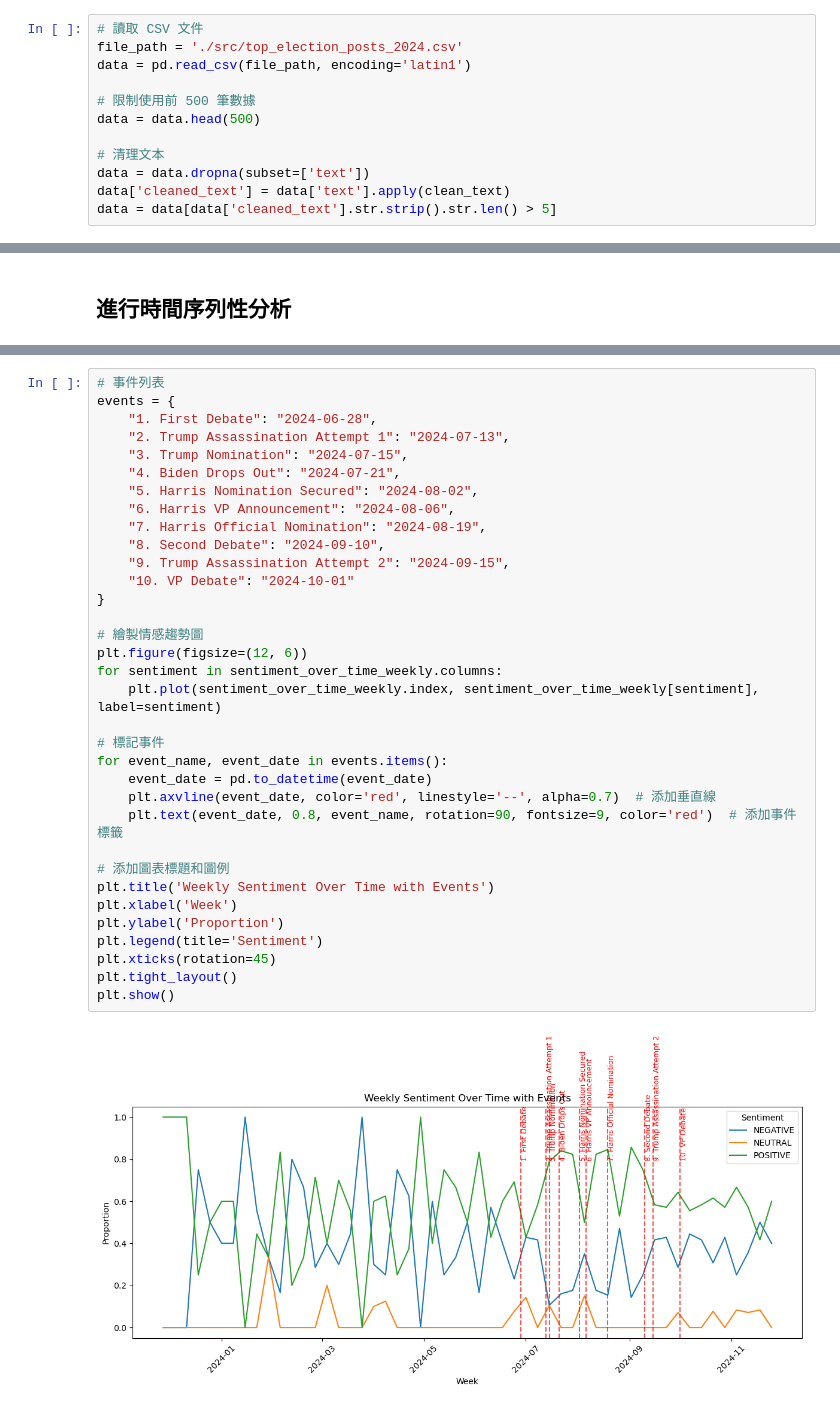
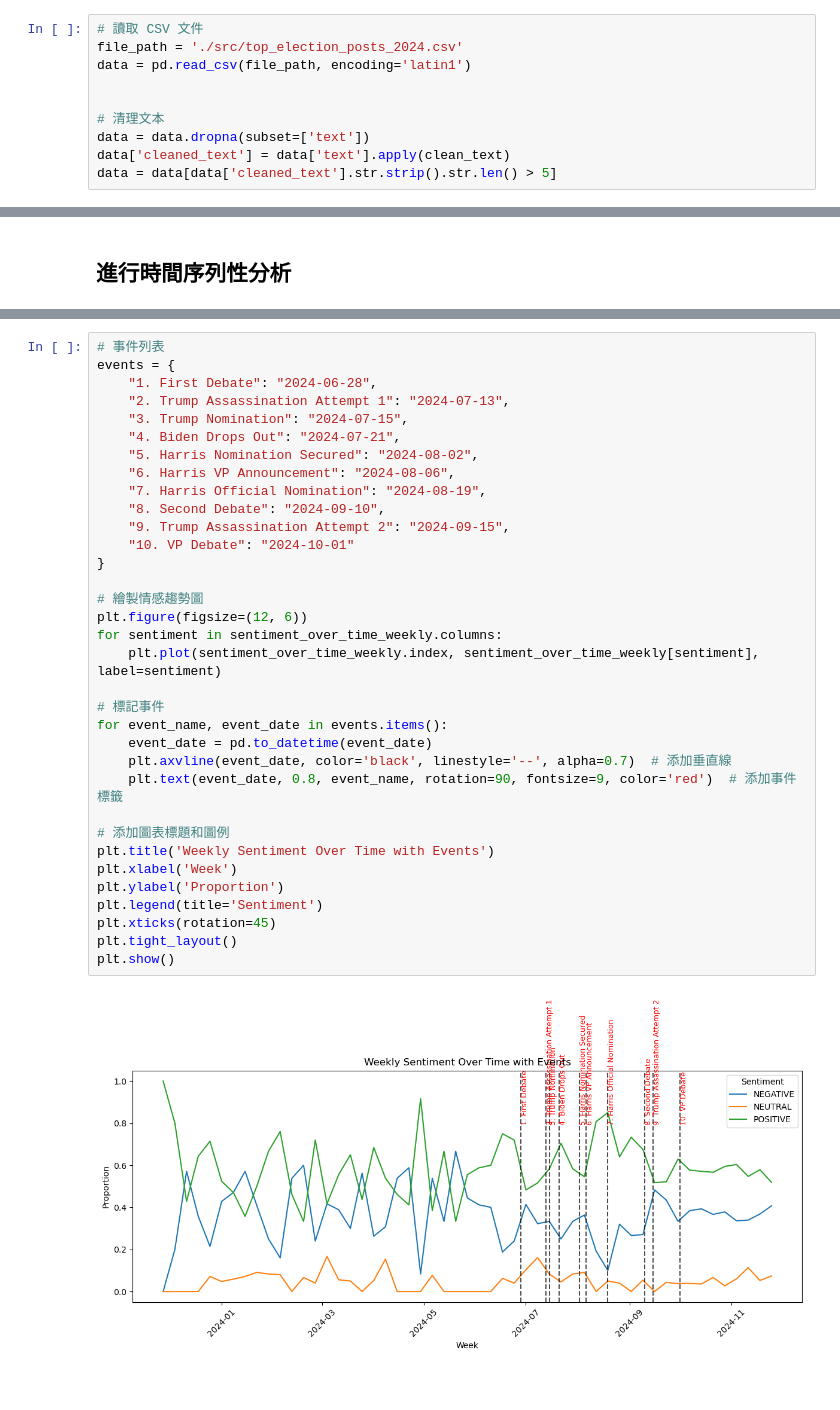
Before and after one commit to maurice1117/election-news-TM, a Jupyter notebook: main.ipynb, the cells around one changed output, grey strips where cells are left out. Saved outputs shown, nothing was run; the diff lists cells and outputs as text.

```diff
--- a/main.ipynb
+++ b/main.ipynb
@@ -25,8 +25,6 @@ def analyze_sentiment_vader(text):
 file_path = './src/top_election_posts_2024.csv'
 data = pd.read_csv(file_path, encoding='latin1')
 
-# 限制使用前 500 筆數據
-data = data.head(500)
 
 # 清理文本
 data = data.dropna(subset=['text'])
@@ -338,35 +336,35 @@ events = {
     "2. Trump Assassination Attempt 1": "2024-07-13",
     "3. Trump Nomination": "2024-07-15",
     "4. Biden Drops Out": "2024-07-21",
     "5. Harris Nomination Secured": "2024-08-02",
     "6. Harris VP Announcement": "2024-08-06",
     "7. Harris Official Nomination": "2024-08-19",
     "8. Second Debate": "2024-09-10",
     "9. Trump Assassination Attempt 2": "2024-09-15",
     "10. VP Debate": "2024-10-01"
 }
 
 # 繪製情感趨勢圖
 plt.figure(figsize=(12, 6))
 for sentiment in sentiment_over_time_weekly.columns:
     plt.plot(sentiment_over_time_weekly.index, sentiment_over_time_weekly[sentiment], label=sentiment)
 
 # 標記事件
 for event_name, event_date in events.items():
     event_date = pd.to_datetime(event_date)
-    plt.axvline(event_date, color='red', linestyle='--', alpha=0.7)  # 添加垂直線
+    plt.axvline(event_date, color='black', linestyle='--', alpha=0.7)  # 添加垂直線
     plt.text(event_date, 0.8, event_name, rotation=90, fontsize=9, color='red')  # 添加事件標籤
 
 # 添加圖表標題和圖例
 plt.title('Weekly Sentiment Over Time with Events')
 plt.xlabel('Week')
 plt.ylabel('Proportion')
 plt.legend(title='Sentiment')
 plt.xticks(rotation=45)
 plt.tight_layout()
 plt.show()
 # %% [output]
-[figure, old version]
+[figure, new version]
 # %%
 # 定義事件影響範圍（例如 7 天前後）
 time_window = pd.Timedelta(days=7)
```
Also changed, not shown: parts of 13 cells of this notebook, 1 other file.
